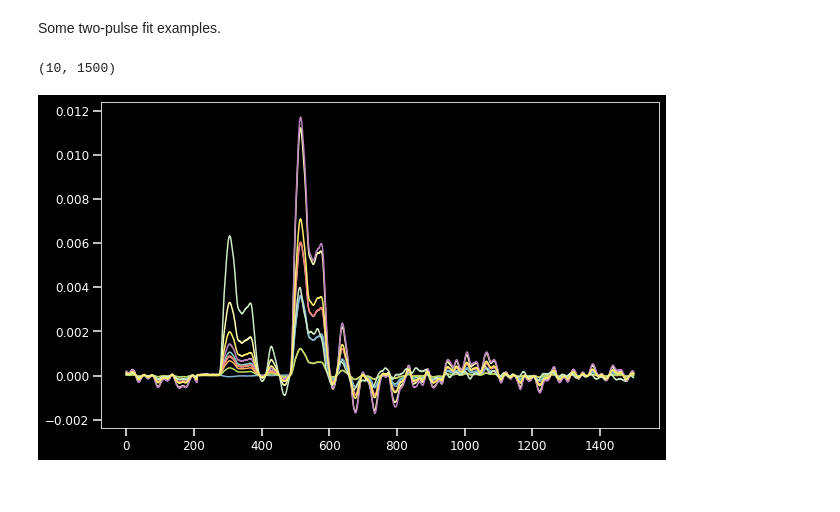
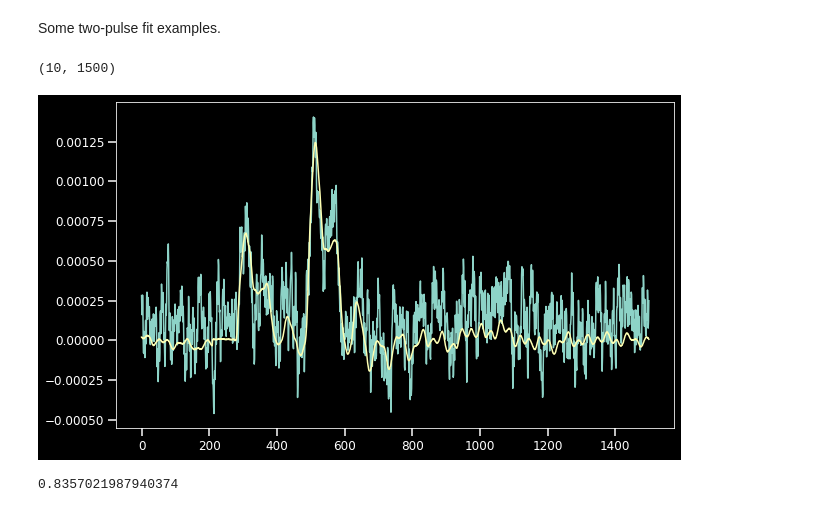
Before and after one commit to vespos/data_processing, a Jupyter notebook: waveform_analysis/multi_pulse/2pulse_SVD_example.ipynb, the cells around one changed output. Drawn from its saved outputs; the diff is of its cells as text; code cells hidden in the pictures.

Commit message:
multipulse implementation v0.1

```diff
--- a/waveform_analysis/multi_pulse/2pulse_SVD_example.ipynb
+++ b/waveform_analysis/multi_pulse/2pulse_SVD_example.ipynb
@@ -106,7 +108,6 @@ ax.plot(sig, label='t=0')
 sig = twoPulseData[0]
 ax.plot(sig, label='t=26.35')
 ax.legend()
-ax.set_xlabel('t [ns]')
 
 ax = plt.subplot(122)
 sig = singlePulseData[0]
@@ -216,11 +217,11 @@ Below is an example using one single-pulse component. Note that there is no limi
 # %%
 reload(proc)
 dl = 26.35
-n_components = 1
+n_components = 2
 regr2 = proc.construct_waveformRegressor(singlePulseData[:150],
                                          n_components=n_components,
                                          method='pinv',
-                                         mode='double',
+                                         n_pulse=2,
                                          delay=dl)
 # %%
 plt.figure()
@@ -241,7 +242,7 @@ Two-pulse basis vectors.
 regr2 = proc.construct_waveformRegressor(singlePulseData[:150],
                                          n_components=n_components,
                                          method='pinv',
-                                         mode='double',
+                                         n_pulse=2,
                                          delay=dl)
 
 plt.figure(figsize=(13,10))
@@ -258,6 +259,7 @@ for ii in range(6):
     ax.legend()
 #     ax.set_xlim(4400,6000)
 
+    print(ind)
     print('r2 = {:.3f}'.format(r2))
 
 plt.tight_layout(pad=3)
@@ -273,10 +281,14 @@ r2 = 0.761
 # %% [markdown]
 Some two-pulse fit examples.
 # %%
+""" Test multi waveforms fit """
 y = regr2.fit_reconstruct(twoPulseData[:10])
 print(y.shape)
-plt.plot(y.T)
+plt.plot(twoPulseData[5])
+plt.plot(y[5])
 plt.show()
+print(regr2.score(twoPulseData[:10]))
 # %% [output]
 (10, 1500)
-[figure, old version]
+[figure, new version]
+0.8357021987940374
```
Also changed, not shown: parts of 10 cells of this notebook, 4 other files.
